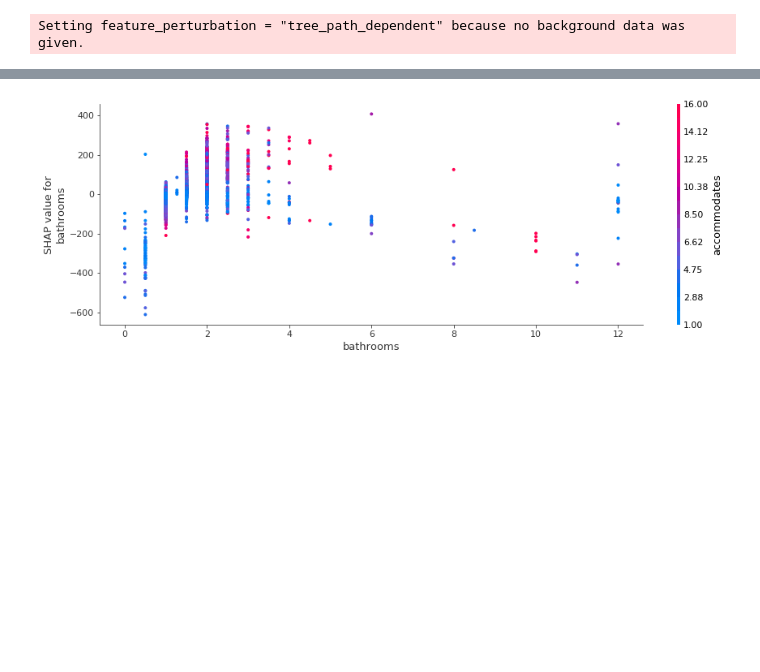
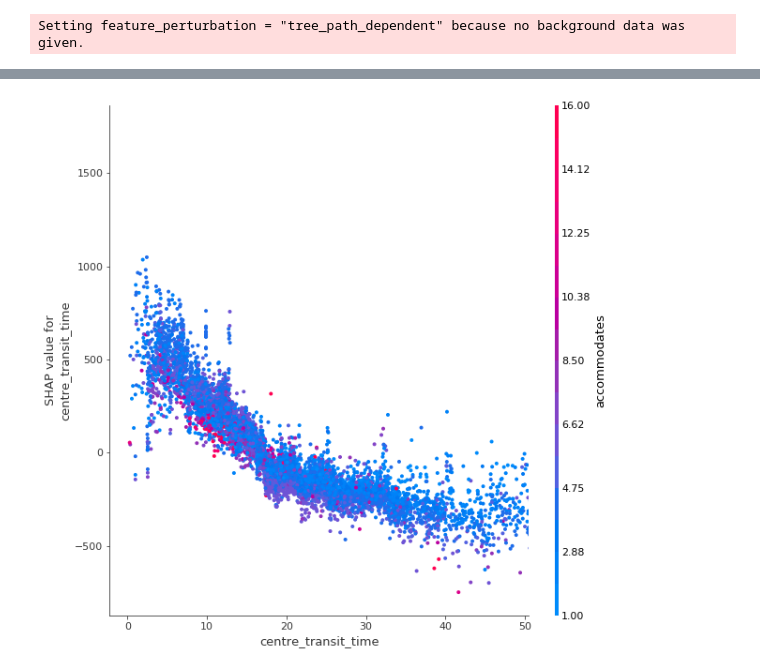
Before and after one commit to jakubkocvara/prague-airbnb, a Jupyter notebook: prague_airbnb.ipynb, the cells around one changed output, grey strips where cells are left out. Saved outputs shown, nothing was run; the diff lists cells and outputs as text; code cells hidden in the pictures; blank space fills up the shorter version.

```diff
--- a/prague_airbnb.ipynb
+++ b/prague_airbnb.ipynb
@@ -287,5 +288,14 @@ shap.summary_plot(shap_values, X)
 # %%
-fig, ax = plt.subplots(figsize = (15, 5))
-shap.dependence_plot("bathrooms", shap_values, X, ax = ax)
+from matplotlib.colors import LinearSegmentedColormap
+
+cmap = LinearSegmentedColormap.from_list('mycmap', ['#1e88e5', '#ff0d57'])
+
+fig, ax = plt.subplots(figsize = (10, 10))
+shap.dependence_plot("centre_transit_time",
+                     shap_values,
+                     X,
+                     ax = ax,
+                     xmax="percentile(99)",
+                     interaction_index='accommodates')
 # %% [output]
-[figure, old version]
+[figure, new version]
```
Also changed, not shown: parts of 5 cells of this notebook, 1 other file.
